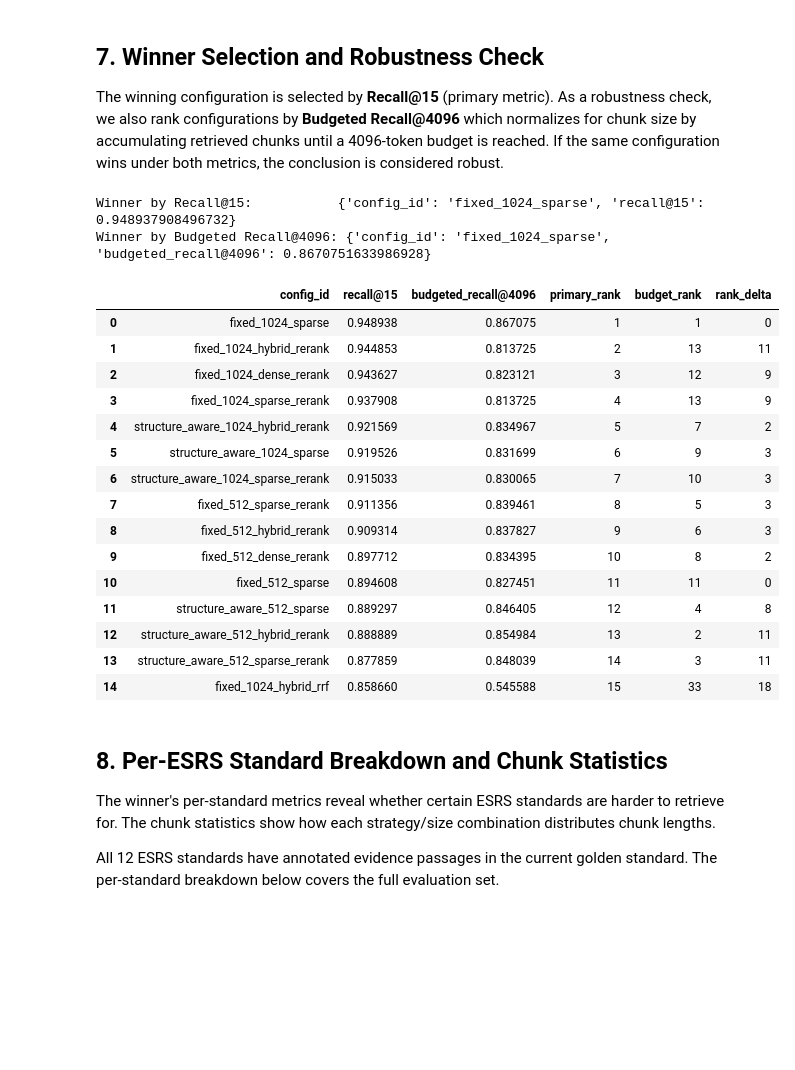
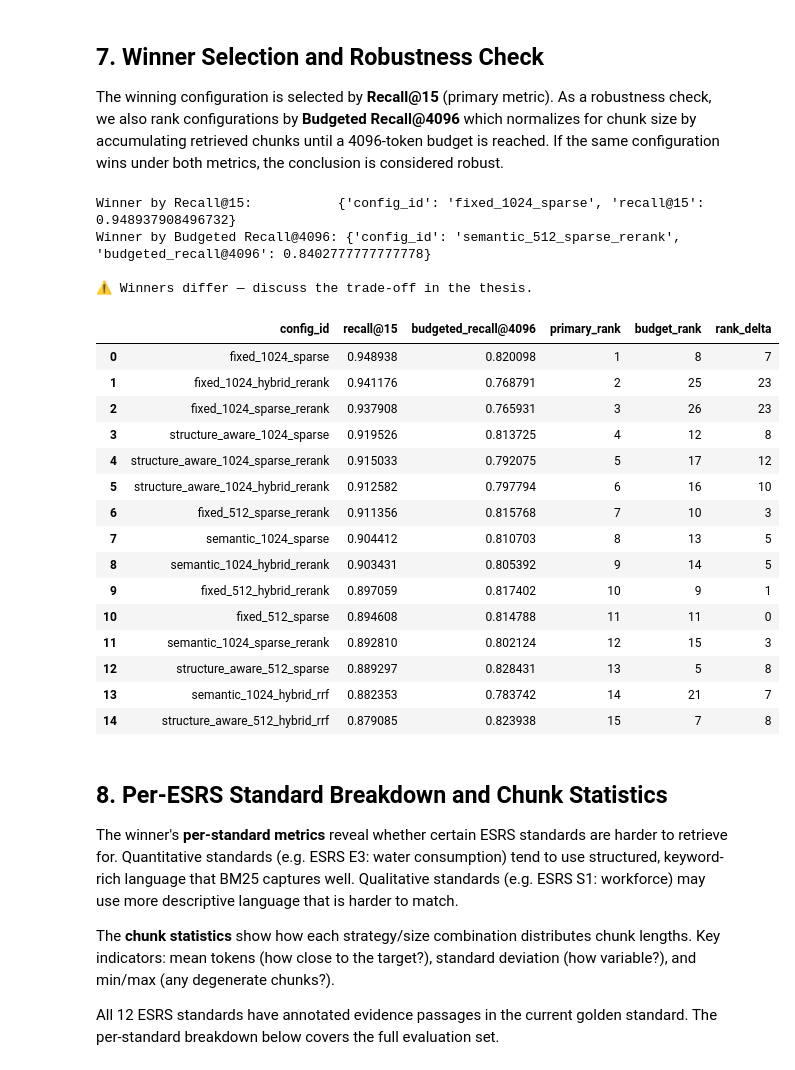
Before and after one commit to sinahaghgoo/ESRS-Regulation-Bot, a Jupyter notebook: notebooks/05_rq1_chunking_evaluation.ipynb, the cells around one changed output. Drawn from its saved outputs; the diff is of its cells as text; code cells hidden in the pictures; blank space fills up the shorter version.

```diff
--- a/notebooks/05_rq1_chunking_evaluation.ipynb
+++ b/notebooks/05_rq1_chunking_evaluation.ipynb
@@ -267,41 +448,61 @@ plot_heatmap(pivot_strategy_method, "Interaction: chunking strategy x retrieval
 
 The winning configuration is selected by **Recall@15** (primary metric). As a robustness check, we also rank configurations by **Budgeted Recall@4096** which normalizes for chunk size by accumulating retrieved chunks until a 4096-token budget is reached. If the same configuration wins under both metrics, the conclusion is considered robust.
 # %%
+# ---------------------------------------------------------------------------
+# Winner selection by the primary metric (Recall@15).
+# Robustness check: also rank by Budgeted Recall@4096, which normalises
+# for chunk size by imposing a fixed 4096-token budget. If both metrics
+# agree on the winner, the conclusion is considered robust.
+#
+# The rank_delta column shows how much each config's rank changes between
+# the two metrics. Large deltas indicate configs that benefit from the
+# token budget normalisation (or are penalised by it).
+# ---------------------------------------------------------------------------
 rank_primary = df[["config_id", "recall@15"]].sort_values("recall@15", ascending=False).reset_index(drop=True)
 rank_budget = df[["config_id", "budgeted_recall@4096"]].sort_values("budgeted_recall@4096", ascending=False).reset_index(drop=True)
 
 print("Winner by Recall@15:          ", rank_primary.iloc[0].to_dict())
 print("Winner by Budgeted Recall@4096:", rank_budget.iloc[0].to_dict())
 
+if rank_primary.iloc[0]["config_id"] == rank_budget.iloc[0]["config_id"]:
+    print("\n✓ Same winner under both metrics — conclusion is robust.")
+else:
+    print(f"\n⚠ Winners differ — discuss the trade-off in the thesis.")
+
+# Build a merged comparison table with rank deltas.
 comparison = rank_primary.merge(rank_budget, on="config_id",
                                 suffixes=("_primary", "_budget"))
 comparison["primary_rank"] = comparison["recall@15"].rank(ascending=False, method="min").astype(int)
 comparison["budget_rank"] = comparison["budgeted_recall@4096"].rank(ascending=False, method="min").astype(int)
 comparison["rank_delta"] = (comparison["primary_rank"] - comparison["budget_rank"]).abs()
 comparison.sort_values("primary_rank").head(15)
 # %% [output]
 Winner by Recall@15:           {'config_id': 'fixed_1024_sparse', 'recall@15': 0.948937908496732}
-Winner by Budgeted Recall@4096: {'config_id': 'fixed_1024_sparse', 'budgeted_recall@4096': 0.8670751633986928}
+Winner by Budgeted Recall@4096: {'config_id': 'semantic_512_sparse_rerank', 'budgeted_recall@4096': 0.8402777777777778}
+
+⚠ Winners differ — discuss the trade-off in the thesis.
 |  | config_id | recall@15 | budgeted_recall@4096 | primary_rank | budget_rank | rank_delta |
-| 0 | fixed_1024_sparse | 0.948938 | 0.867075 | 1 | 1 | 0 |
-| 1 | fixed_1024_hybrid_rerank | 0.944853 | 0.813725 | 2 | 13 | 11 |
-| 2 | fixed_1024_dense_rerank | 0.943627 | 0.823121 | 3 | 12 | 9 |
-| 3 | fixed_1024_sparse_rerank | 0.937908 | 0.813725 | 4 | 13 | 9 |
-| 4 | structure_aware_1024_hybrid_rerank | 0.921569 | 0.834967 | 5 | 7 | 2 |
-| 5 | structure_aware_1024_sparse | 0.919526 | 0.831699 | 6 | 9 | 3 |
-| 6 | structure_aware_1024_sparse_rerank | 0.915033 | 0.830065 | 7 | 10 | 3 |
-| 7 | fixed_512_sparse_rerank | 0.911356 | 0.839461 | 8 | 5 | 3 |
-| 8 | fixed_512_hybrid_rerank | 0.909314 | 0.837827 | 9 | 6 | 3 |
-| 9 | fixed_512_dense_rerank | 0.897712 | 0.834395 | 10 | 8 | 2 |
-| 10 | fixed_512_sparse | 0.894608 | 0.827451 | 11 | 11 | 0 |
-| 11 | structure_aware_512_sparse | 0.889297 | 0.846405 | 12 | 4 | 8 |
-| 12 | structure_aware_512_hybrid_rerank | 0.888889 | 0.854984 | 13 | 2 | 11 |
-| 13 | structure_aware_512_sparse_rerank | 0.877859 | 0.848039 | 14 | 3 | 11 |
-| 14 | fixed_1024_hybrid_rrf | 0.858660 | 0.545588 | 15 | 33 | 18 |
+| 0 | fixed_1024_sparse | 0.948938 | 0.820098 | 1 | 8 | 7 |
+| 1 | fixed_1024_hybrid_rerank | 0.941176 | 0.768791 | 2 | 25 | 23 |
+| 2 | fixed_1024_sparse_rerank | 0.937908 | 0.765931 | 3 | 26 | 23 |
+| 3 | structure_aware_1024_sparse | 0.919526 | 0.813725 | 4 | 12 | 8 |
+| 4 | structure_aware_1024_sparse_rerank | 0.915033 | 0.792075 | 5 | 17 | 12 |
+| 5 | structure_aware_1024_hybrid_rerank | 0.912582 | 0.797794 | 6 | 16 | 10 |
+| 6 | fixed_512_sparse_rerank | 0.911356 | 0.815768 | 7 | 10 | 3 |
+| 7 | semantic_1024_sparse | 0.904412 | 0.810703 | 8 | 13 | 5 |
+| 8 | semantic_1024_hybrid_rerank | 0.903431 | 0.805392 | 9 | 14 | 5 |
+| 9 | fixed_512_hybrid_rerank | 0.897059 | 0.817402 | 10 | 9 | 1 |
+| 10 | fixed_512_sparse | 0.894608 | 0.814788 | 11 | 11 | 0 |
+| 11 | semantic_1024_sparse_rerank | 0.892810 | 0.802124 | 12 | 15 | 3 |
+| 12 | structure_aware_512_sparse | 0.889297 | 0.828431 | 13 | 5 | 8 |
+| 13 | semantic_1024_hybrid_rrf | 0.882353 | 0.783742 | 14 | 21 | 7 |
+| 14 | structure_aware_512_hybrid_rrf | 0.879085 | 0.823938 | 15 | 7 | 8 |
 # %% [markdown]
 ## 8. Per-ESRS Standard Breakdown and Chunk Statistics
 
-The winner's per-standard metrics reveal whether certain ESRS standards are harder to retrieve for. The chunk statistics show how each strategy/size combination distributes chunk lengths.
+The winner's **per-standard metrics** reveal whether certain ESRS standards are harder to retrieve for. Quantitative standards (e.g. ESRS E3: water consumption) tend to use structured, keyword-rich language that BM25 captures well. Qualitative standards (e.g. ESRS S1: workforce) may use more descriptive language that is harder to match.
+
+The **chunk statistics** show how each strategy/size combination distributes chunk lengths. Key indicators: mean tokens (how close to the target?), standard deviation (how variable?), and min/max (any degenerate chunks?).
 
 All 12 ESRS standards have annotated evidence passages in the current golden standard. The per-standard breakdown below covers the full evaluation set.
 # %%
```
Also changed, not shown: parts of 18 cells of this notebook, 14 other files.
